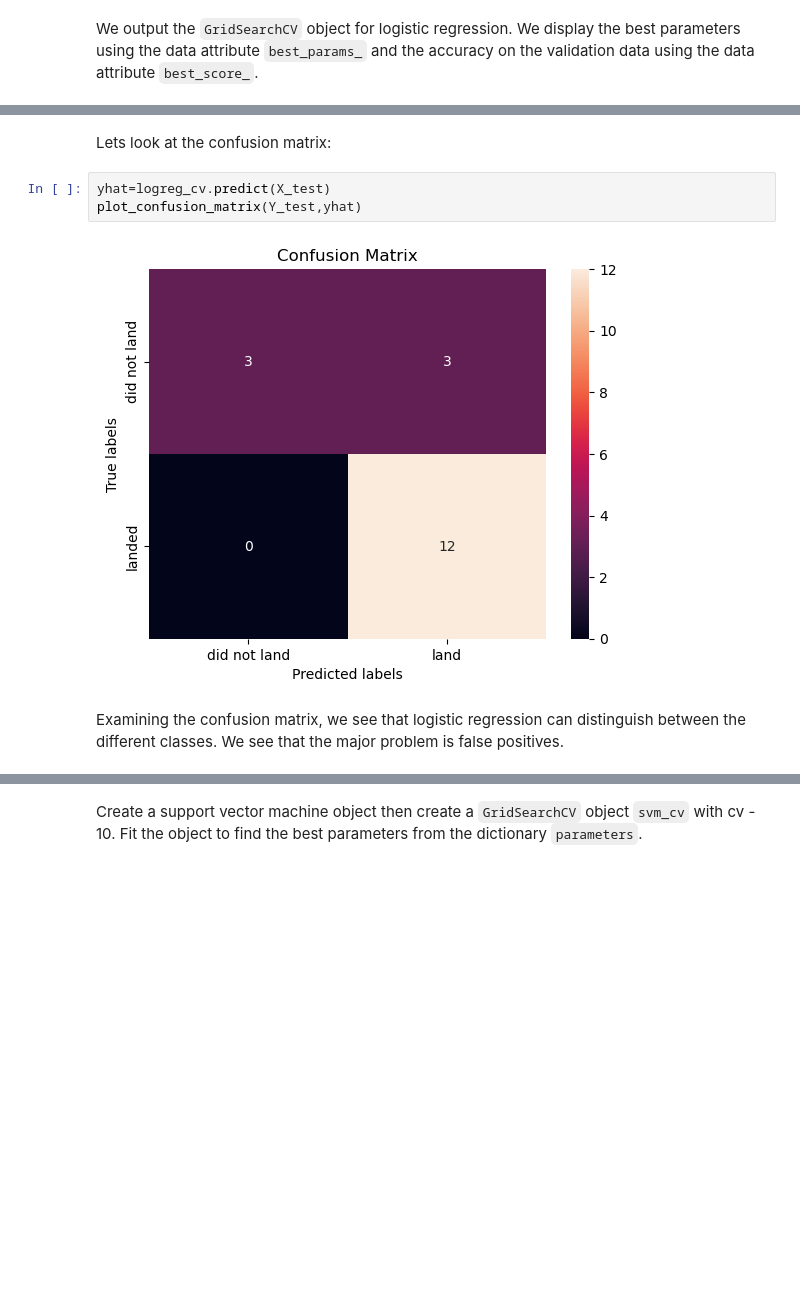
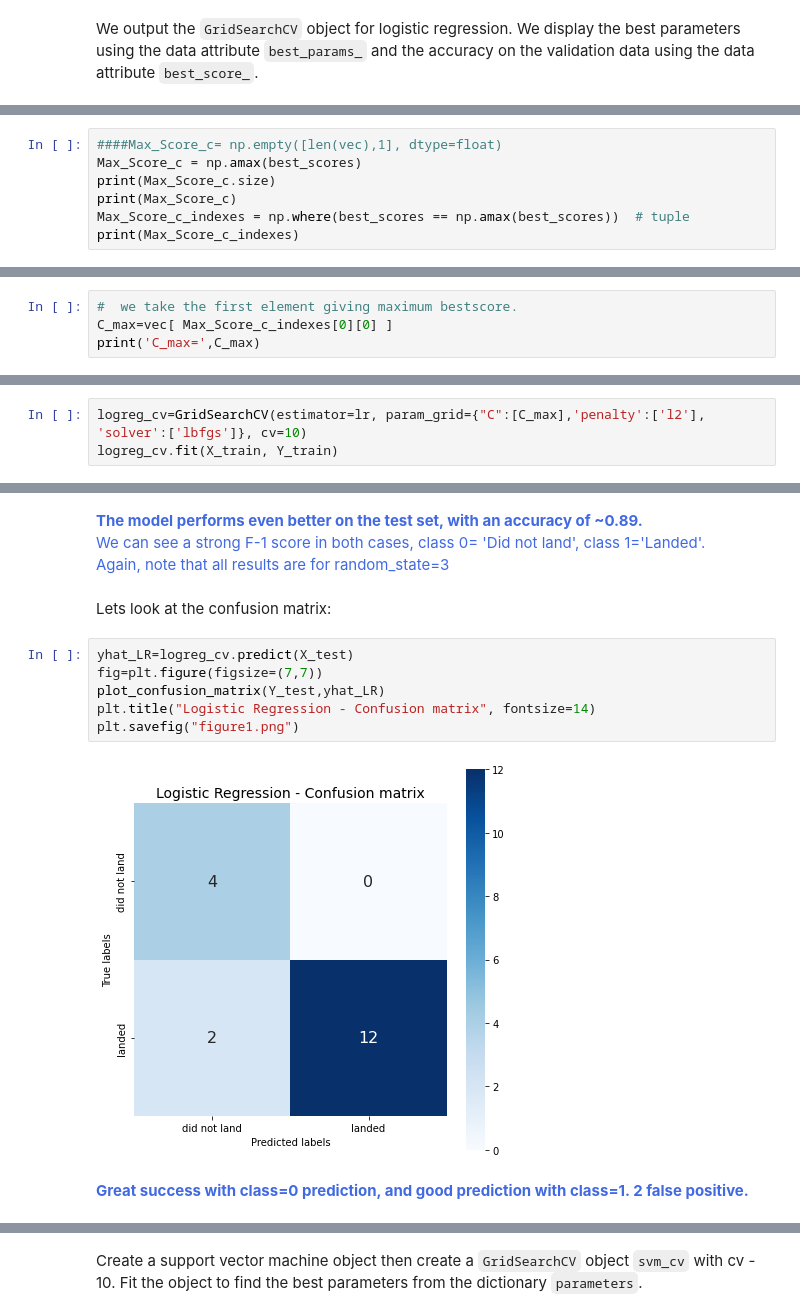
Before and after one commit to tomanmiruh/ibm_finalproject, a Jupyter notebook: Machine Learning Prediction.ipynb, the cells around one changed output, grey strips where cells are left out. Cells and saved outputs as stored; diff of their text form; blank space fills up the shorter version.

```diff
--- a/Machine Learning Prediction.ipynb
+++ b/Machine Learning Prediction.ipynb
@@ -200,0 +327,7 @@ accuracy : 0.8464285714285713
+# %%
+####Max_Score_c= np.empty([len(vec),1], dtype=float)
+Max_Score_c = np.amax(best_scores)
+print(Max_Score_c.size)
+print(Max_Score_c)
+Max_Score_c_indexes = np.where(best_scores == np.amax(best_scores))  # tuple
+print(Max_Score_c_indexes)
@@ -200,0 +340,4 @@ accuracy : 0.8464285714285713
+# %%
+#  we take the first element giving maximum bestscore.
+C_max=vec[ Max_Score_c_indexes[0][0] ]
+print('C_max=',C_max)
@@ -200,0 +349,3 @@ accuracy : 0.8464285714285713
+# %%
+logreg_cv=GridSearchCV(estimator=lr, param_grid={"C":[C_max],'penalty':['l2'], 'solver':['lbfgs']}, cv=10)
+logreg_cv.fit(X_train, Y_train)
@@ -209,9 +395,15 @@ accuracy : 0.8333333333333334
+# %% [markdown]
+<span style="color:#4169E1"> <b> The model performs even better on the test set, with an accuracy of ~0.89. </b> <br> We can see a strong F-1 score in both cases, class 0= 'Did not land', class 1='Landed'. <br>
+Again, note that all results are for random_state=3 </span>
 # %% [markdown]
 Lets look at the confusion matrix:
-# %%
-yhat=logreg_cv.predict(X_test)
-plot_confusion_matrix(Y_test,yhat)
-# %% [output]
-[figure, removed]
-# %% [markdown]
-Examining the confusion matrix, we see that logistic regression can distinguish between the different classes.  We see that the major problem is false positives.
+# %%
+yhat_LR=logreg_cv.predict(X_test)
+fig=plt.figure(figsize=(7,7))
+plot_confusion_matrix(Y_test,yhat_LR)
+plt.title("Logistic Regression - Confusion matrix", fontsize=14)
+plt.savefig("figure1.png")
+# %% [output]
+[figure, added]
+# %% [markdown]
+<span style="color:#4169E1"> <b> Great success with class=0 prediction, and good prediction with class=1. 2 false positive. </b> </span>
```
Also changed, not shown: parts of 103 cells of this notebook.
